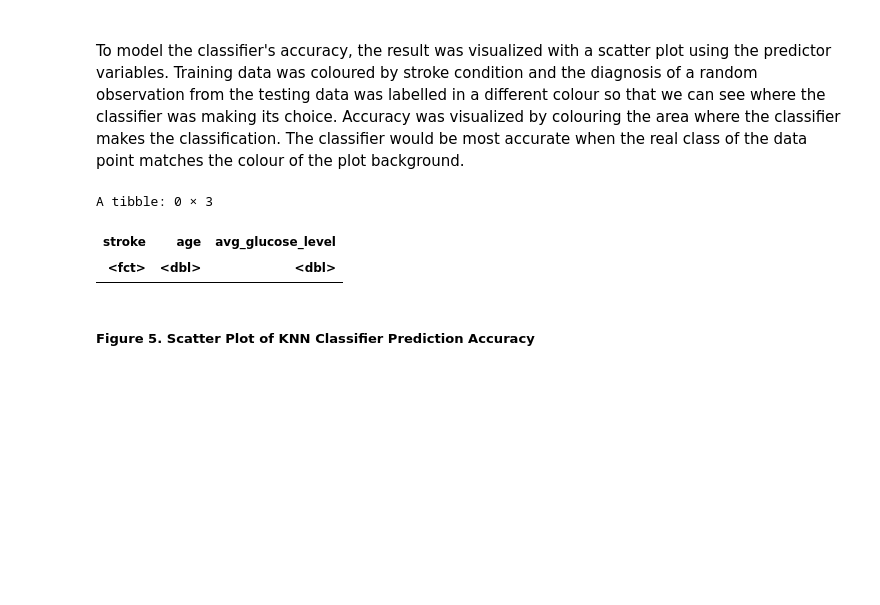
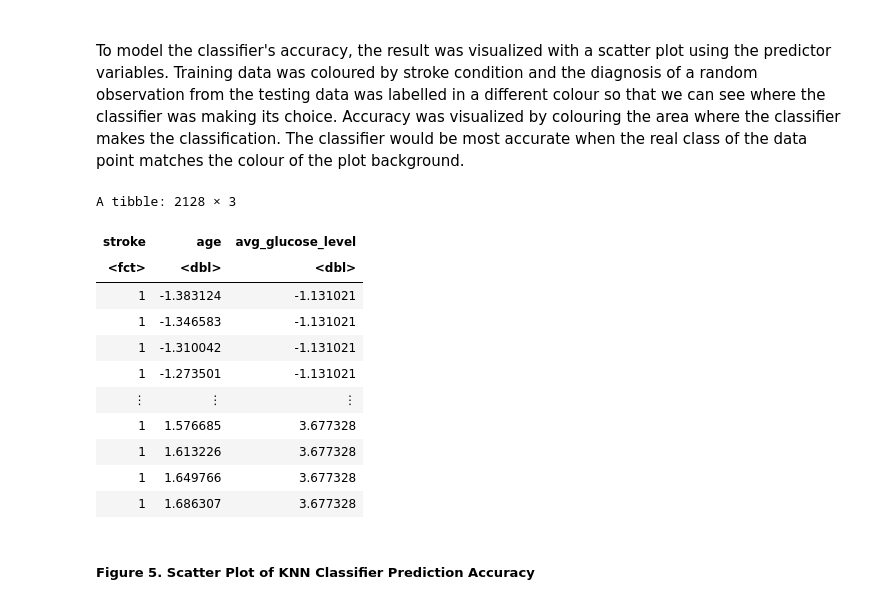
Before and after one commit to inigogrch/dsci-100-2022w2-group-29-section-007, a Jupyter notebook: Report_balanced.ipynb, the cells around one changed output. Drawn from its saved outputs; the diff is of its cells as text; code cells hidden in the pictures; blank space fills up the shorter version.

```diff
--- a/Report_balanced.ipynb
+++ b/Report_balanced.ipynb
@@ -327,10 +361,18 @@ knn_spec_accurate <- nearest_neighbor(weight_func = "rectangular", neighbors = 1
        set_engine("kknn") |>
        set_mode("classification")
 
-brainstroke_fit <- workflow() |>
-       add_recipe(brainstroke_recipe_balanced) |>
-       add_model(knn_spec_accurate) |>
-       fit(data = brainstroke_training)
+#can't use the upsampled recipe for some reason, says error in step_upsample
+#brainstroke_recipe <- recipe(stroke ~ age + avg_glucose_level, data = balanced_stroke) |>
+#step_scale(all_predictors()) |>
+#step_center(all_predictors())
+
+#brainstroke_fit <- workflow() |>
+     # add_recipe(brainstroke_recipe) |>
+     # add_model(knn_spec_accurate) |>
+     # fit(data = balanced_stroke)
+
+brainstroke_fit <- knn_spec_accurate |>
+fit(stroke ~ age + avg_glucose_level, data = balanced_stroke)
 
 brainstroke_fit
 # %% [output]
@@ -399,35 +446,44 @@ age_grid <- seq(min(balanced_stroke$age),
                 max(balanced_stroke$age),
                 length.out = 100)
 glu_grid <- seq(min(balanced_stroke$avg_glucose_level),
                 max(balanced_stroke$avg_glucose_level),
                 length.out = 100)
 asgrid <- as_tibble(expand.grid(age = age_grid,
                                 avg_glucose_level = glu_grid))
 
 StrokePredGrid <- predict(brainstroke_fit, asgrid)
 
 prediction_table <- bind_cols(StrokePredGrid, asgrid) |>
 rename(stroke = .pred_class)
 
 filter(prediction_table, stroke == 1)
 
 wkflw_plot <- ggplot() +
   geom_point(data = balanced_stroke,
-             mapping = aes(x = age, y = avg_glucose_level, color = stroke), alpha = 1.00, size = 2) +
+             mapping = aes(x = age, y = avg_glucose_level, color = stroke), size = 2) +
   geom_point(data = prediction_table, mapping = aes(x = age,
              y = avg_glucose_level,
              color = stroke),
              alpha = 0.02, size = 5) +
   labs(color = "Diagnosis",
        x = "Age (years, standardized)",
        y = "Average Glucose Level (mg/dL, standardized)") +
   scale_color_manual(labels = c("No Stroke", "Stroke"),
                      values = c("lightsalmon", "cornflowerblue")) +
   theme(text = element_text(size = 20))
 # %% [output]
-A tibble: 0 × 3
+A tibble: 2128 × 3
 | stroke | age | avg_glucose_level |
 | <fct> | <dbl> | <dbl> |
+| 1 | -1.383124 | -1.131021 |
+| 1 | -1.346583 | -1.131021 |
+| 1 | -1.310042 | -1.131021 |
+| 1 | -1.273501 | -1.131021 |
+| ⋮ | ⋮ | ⋮ |
+| 1 | 1.576685 | 3.677328 |
+| 1 | 1.613226 | 3.677328 |
+| 1 | 1.649766 | 3.677328 |
+| 1 | 1.686307 | 3.677328 |
 # %% [markdown]
 ##### Figure 5. Scatter Plot of KNN Classifier Prediction Accuracy
 # %%
```
Also changed, not shown: parts of 11 cells of this notebook.
